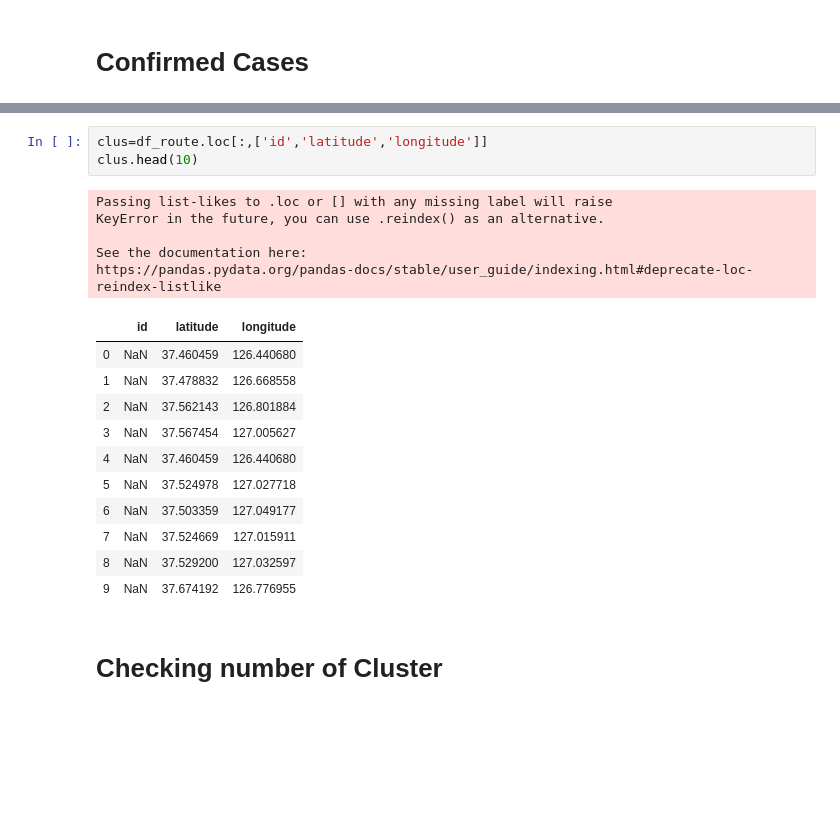
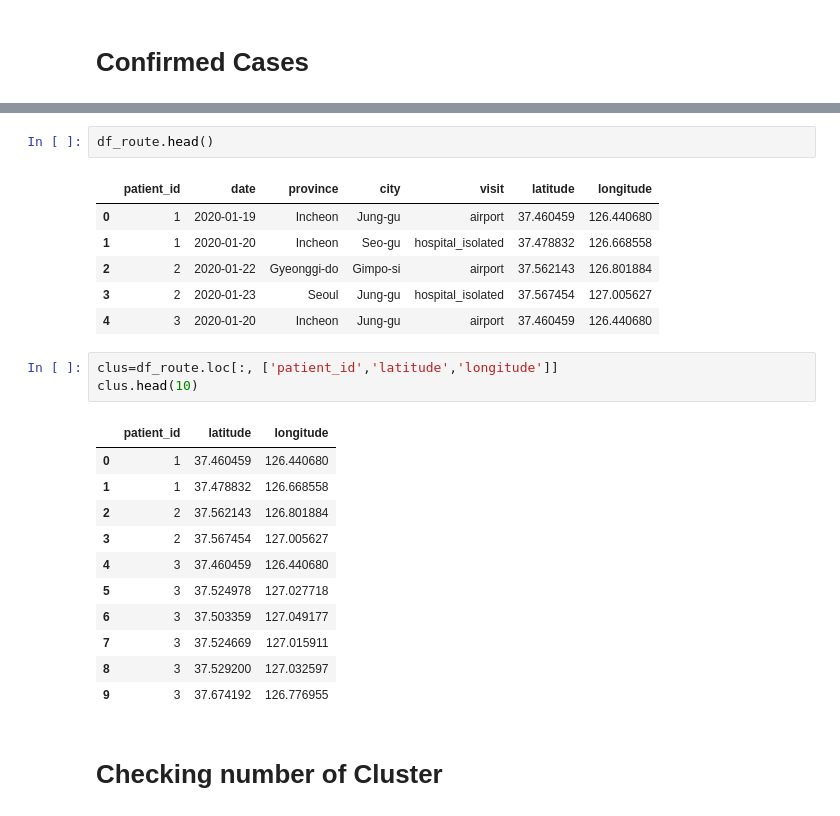
Before and after one commit to MohammadFebriyanto/Bangkit_Project, a Jupyter notebook: CoronaVirusBangkit.ipynb, the cells around one changed output, grey strips where cells are left out. Cells and saved outputs as stored; diff of their text form; blank space fills up the shorter version.

```diff
--- a/CoronaVirusBangkit.ipynb
+++ b/CoronaVirusBangkit.ipynb
@@ -104,23 +104,27 @@ Text(0.5, 1.0, 'Accumulated Confirmed Count')
+# %%
+df_route.head()
+# %% [output]
+|  | patient_id | date | province | city | visit | latitude | longitude |
+| 0 | 1 | 2020-01-19 | Incheon | Jung-gu | airport | 37.460459 | 126.440680 |
+| 1 | 1 | 2020-01-20 | Incheon | Seo-gu | hospital_isolated | 37.478832 | 126.668558 |
+| 2 | 2 | 2020-01-22 | Gyeonggi-do | Gimpo-si | airport | 37.562143 | 126.801884 |
+| 3 | 2 | 2020-01-23 | Seoul | Jung-gu | hospital_isolated | 37.567454 | 127.005627 |
+| 4 | 3 | 2020-01-20 | Incheon | Jung-gu | airport | 37.460459 | 126.440680 |
 # %%
-clus=df_route.loc[:,['id','latitude','longitude']]
+clus=df_route.loc[:, ['patient_id','latitude','longitude']]
 clus.head(10)
 # %% [output]
-Passing list-likes to .loc or [] with any missing label will raise
-KeyError in the future, you can use .reindex() as an alternative.
-
-See the documentation here:
-https://pandas.pydata.org/pandas-docs/stable/user_guide/indexing.html#deprecate-loc-reindex-listlike
-|  | id | latitude | longitude |
-| 0 | NaN | 37.460459 | 126.440680 |
-| 1 | NaN | 37.478832 | 126.668558 |
-| 2 | NaN | 37.562143 | 126.801884 |
-| 3 | NaN | 37.567454 | 127.005627 |
-| 4 | NaN | 37.460459 | 126.440680 |
-| 5 | NaN | 37.524978 | 127.027718 |
-| 6 | NaN | 37.503359 | 127.049177 |
-| 7 | NaN | 37.524669 | 127.015911 |
-| 8 | NaN | 37.529200 | 127.032597 |
-| 9 | NaN | 37.674192 | 126.776955 |
+|  | patient_id | latitude | longitude |
+| 0 | 1 | 37.460459 | 126.440680 |
+| 1 | 1 | 37.478832 | 126.668558 |
+| 2 | 2 | 37.562143 | 126.801884 |
+| 3 | 2 | 37.567454 | 127.005627 |
+| 4 | 3 | 37.460459 | 126.440680 |
+| 5 | 3 | 37.524978 | 127.027718 |
+| 6 | 3 | 37.503359 | 127.049177 |
+| 7 | 3 | 37.524669 | 127.015911 |
+| 8 | 3 | 37.529200 | 127.032597 |
+| 9 | 3 | 37.674192 | 126.776955 |
 # %% [markdown]
 # Checking number of Cluster
 # %%
```
Also changed, not shown: parts of 8 cells of this notebook.
